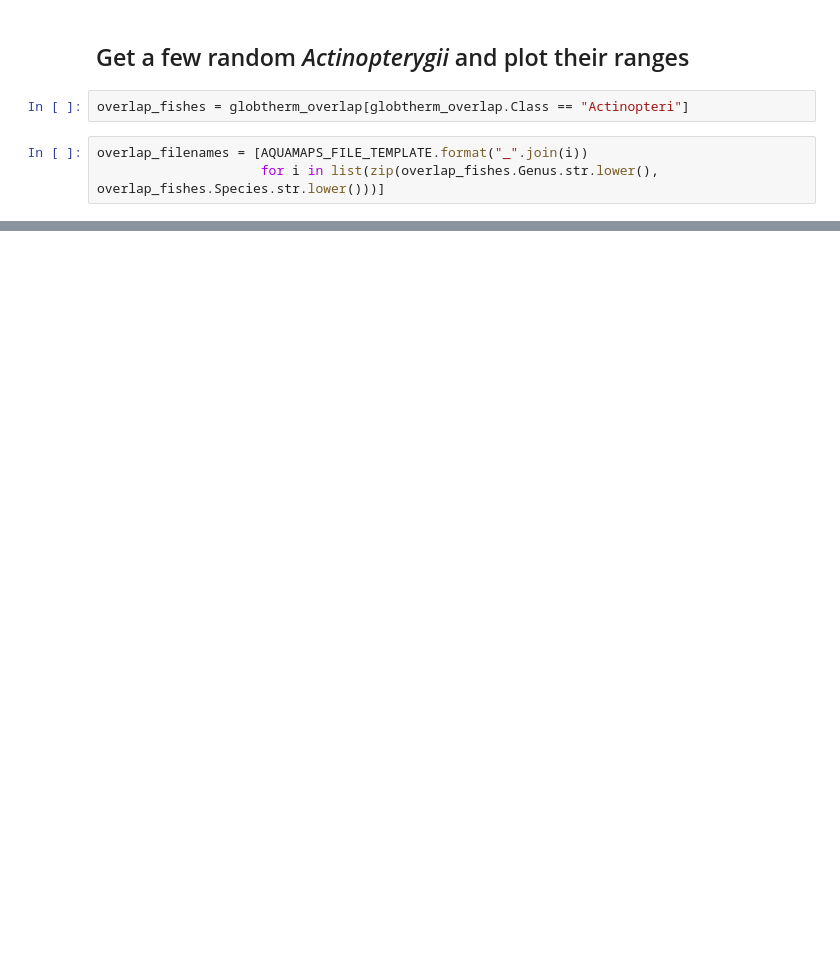
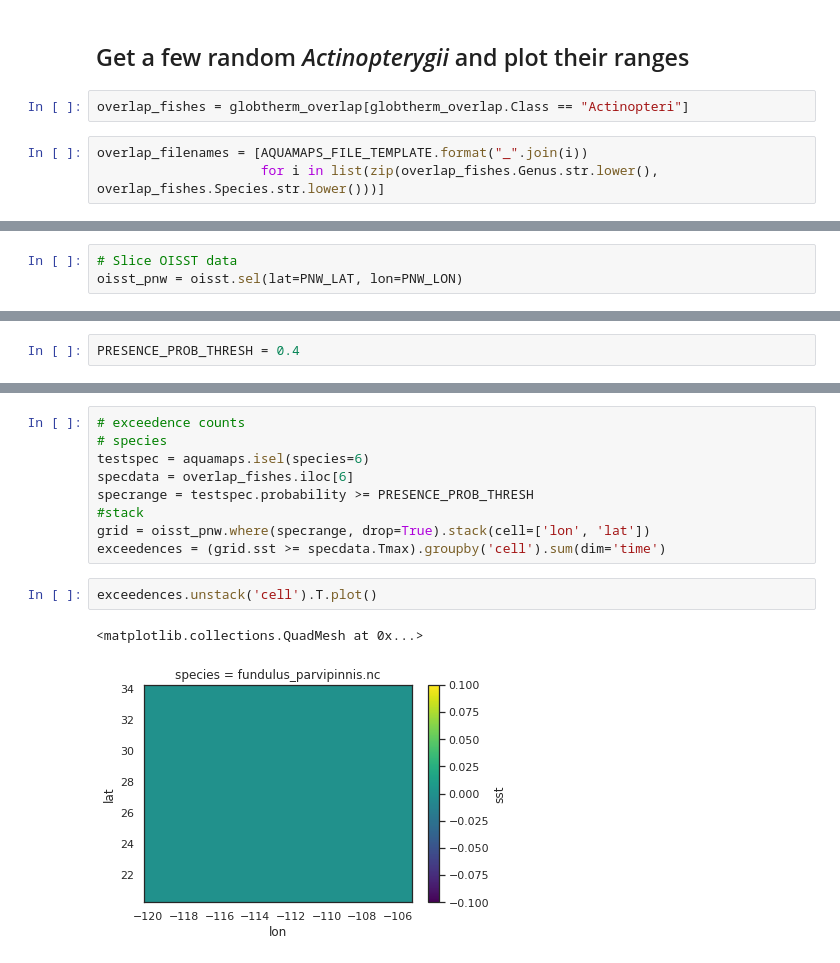
Before and after one commit to HuckleyLab/phyto-mhw, a Jupyter notebook: analysis/physiology/aquamaps-globtherm.ipynb, the cells around one changed output, grey strips where cells are left out. Cells and saved outputs as stored; diff of their text form; blank space fills up the shorter version.

```diff
--- a/analysis/physiology/aquamaps-globtherm.ipynb
+++ b/analysis/physiology/aquamaps-globtherm.ipynb
@@ -151,0 +190,3 @@ for ax in p.axes.flat:
+# %%
+# Slice OISST data
+oisst_pnw = oisst.sel(lat=PNW_LAT, lon=PNW_LON)
@@ -151,0 +214,2 @@ for ax in p.axes.flat:
+# %%
+PRESENCE_PROB_THRESH = 0.4
@@ -151,0 +325,14 @@ for ax in p.axes.flat:
+# %%
+# exceedence counts
+# species
+testspec = aquamaps.isel(species=6)
+specdata = overlap_fishes.iloc[6]
+specrange = testspec.probability >= PRESENCE_PROB_THRESH
+#stack
+grid = oisst_pnw.where(specrange, drop=True).stack(cell=['lon', 'lat'])
+exceedences = (grid.sst >= specdata.Tmax).groupby('cell').sum(dim='time')
+# %%
+exceedences.unstack('cell').T.plot()
+# %% [output]
+<matplotlib.collections.QuadMesh at 0x...>
+[figure, added]
```
Also changed, not shown: parts of 31 cells of this notebook.
